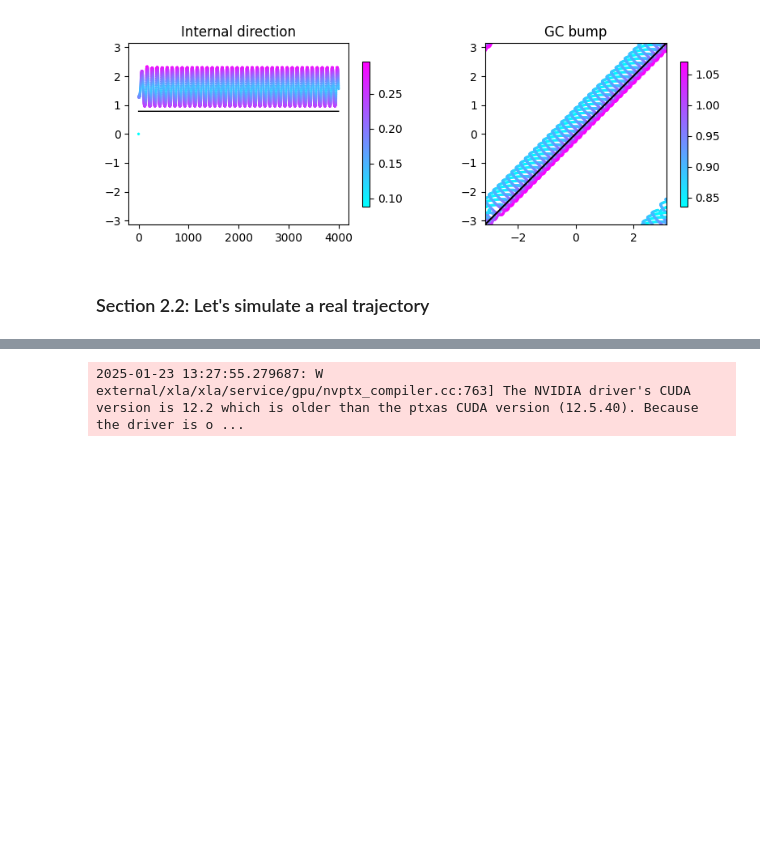
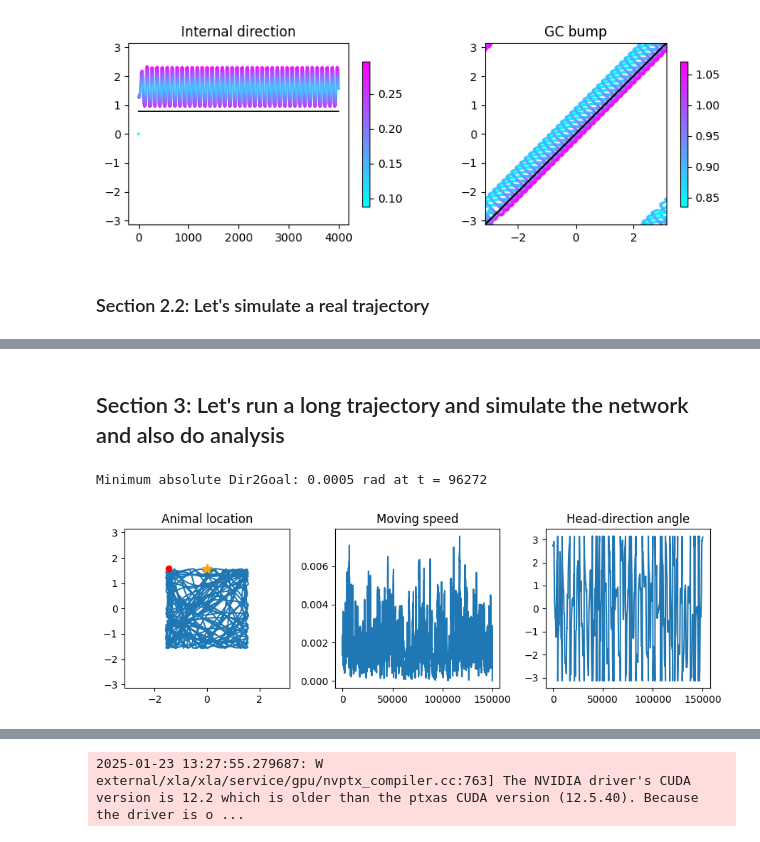
Before and after one commit to ZilongJi/HoneycombSweeps, a Jupyter notebook: PCCAN_HDTopdown_Sweep.ipynb, the cells around one changed output, grey strips where cells are left out. Cells and saved outputs as stored; diff of their text form; code cells hidden in the pictures; blank space fills up the shorter version.

```diff
--- a/PCCAN_HDTopdown_Sweep.ipynb
+++ b/PCCAN_HDTopdown_Sweep.ipynb
@@ -603 +932,14 @@ loaded_results = runNetwork(plot='twoDplot')
+# %% [markdown]
+## Section 3: Let's run a long trajectory and simulate the network and also do analysis
+# %%
+np.random.seed(111)
+
+goal_loc = (-0.*np.pi, 0.5*np.pi)
+Animal_location_all, Animal_speed_all, Head_direction_all, Dir2Goal_all, Animal_Vel_all = generate_trajectory(Animal_ave_speed= np.sqrt(2)*bm.pi/2/1000,
+                                                                              goal_loc = goal_loc,
+                                                                              dur=150,
+                                                                              ifplot=True)
+# %% [output]
+Minimum absolute Dir2Goal: 0.0005 rad at t = 96272
+[figure, added]
 # %%
```
Also changed, not shown: parts of 28 cells of this notebook, 1 other file.
